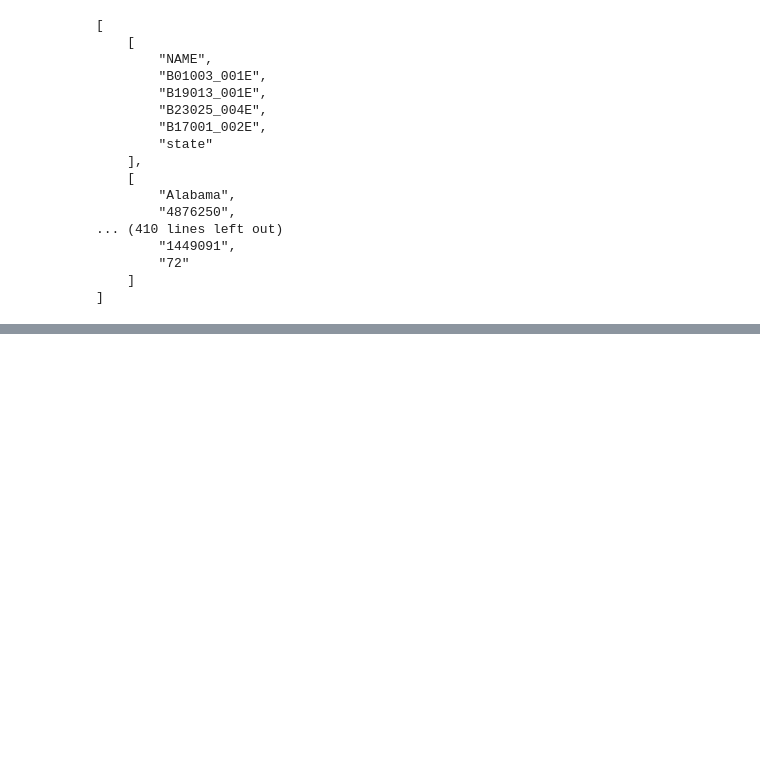
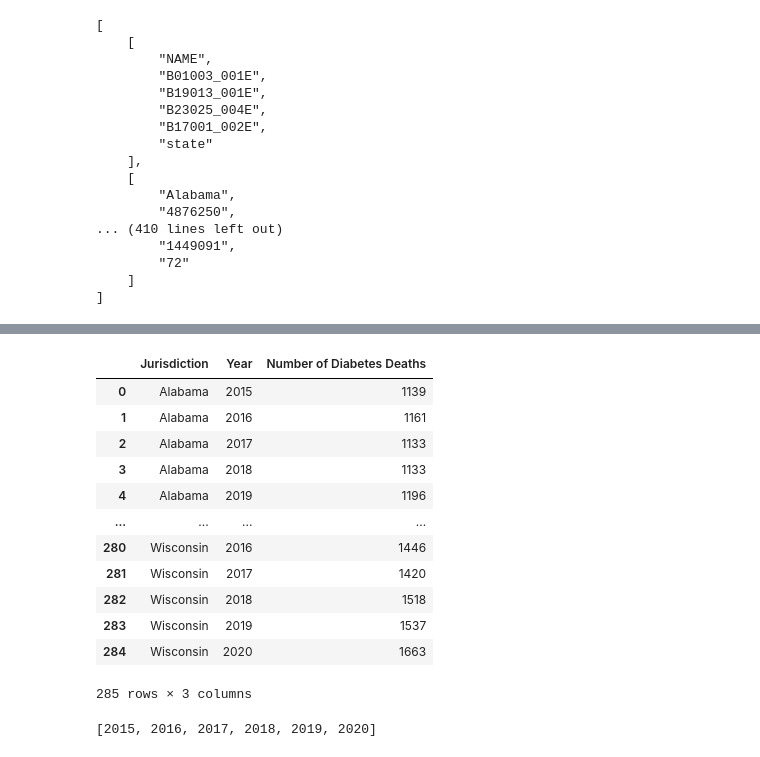
Before and after one commit to isabelmwork/Project1_Diabetes, a Jupyter notebook: Diabetes_Analysis.ipynb, the cells around one changed output, grey strips where cells are left out. Cells and saved outputs as stored; diff of their text form; code cells hidden in the pictures; blank space fills up the shorter version.

Commit message:
merged weekly deaths and diabetes deaths

```diff
--- a/Diabetes_Analysis.ipynb
+++ b/Diabetes_Analysis.ipynb
@@ -91,0 +100,9 @@ print(json.dumps(census_data, indent=4, sort_keys=True))
+# %%
+#extract data where "Cause Subgroup" is "Diabetes" and "Type" is "Unweighted"
+#if we don't specify "Type" there will be duplicates
+weekly_diabetes_deaths = weekly_deaths_countries_data.loc[(weekly_deaths_countries_data["Cause Subgroup"] == "Diabetes") & (weekly_deaths_countries_data["Type"] == "Unweighted")]
+
+#extract only the relevant columns
+weekly_diabetes_deaths = weekly_diabetes_deaths[["Jurisdiction", "Week Ending Date", "Number of Deaths", "Cause Subgroup"]]
+
+weekly_diabetes_deaths.head()
@@ -91,0 +116,30 @@ print(json.dumps(census_data, indent=4, sort_keys=True))
+# %%
+#convert "Week Ending Date" into datetime
+#make new columns of month and year
+weekly_diabetes_deaths["Month"] = pd.to_datetime(weekly_diabetes_deaths["Week Ending Date"]).dt.month
+weekly_diabetes_deaths["Year"] = pd.to_datetime(weekly_diabetes_deaths["Week Ending Date"]).dt.year
+
+#remove data from after 2020 (the census data ends in 2020)
+weekly_diabetes_deaths = weekly_diabetes_deaths.loc[weekly_diabetes_deaths["Year"] <= 2020]
+# %%
+#sum deaths by state and year
+weekly_diabetes_deaths = pd.DataFrame({
+    "Number of Diabetes Deaths":weekly_diabetes_deaths.groupby(["Jurisdiction", "Year"])["Number of Deaths"].sum()
+})
+weekly_diabetes_deaths = weekly_diabetes_deaths.reset_index()
+
+weekly_diabetes_deaths
+# %% [output]
+|  | Jurisdiction | Year | Number of Diabetes Deaths |
+| 0 | Alabama | 2015 | 1139 |
+| 1 | Alabama | 2016 | 1161 |
+| 2 | Alabama | 2017 | 1133 |
+| 3 | Alabama | 2018 | 1133 |
+| 4 | Alabama | 2019 | 1196 |
+| ... | ... | ... | ... |
+| 280 | Wisconsin | 2016 | 1446 |
+| 281 | Wisconsin | 2017 | 1420 |
+| 282 | Wisconsin | 2018 | 1518 |
+| 283 | Wisconsin | 2019 | 1537 |
+| 284 | Wisconsin | 2020 | 1663 |
+285 rows × 3 columns
@@ -91,0 +149,9 @@ print(json.dumps(census_data, indent=4, sort_keys=True))
+# %%
+#extract years in the weekly deaths data
+#will be used to extract census data by year
+years_list = weekly_diabetes_deaths["Year"].unique()
+years_list = list(years_list)
+
+years_list
+# %% [output]
+[2015, 2016, 2017, 2018, 2019, 2020]
```
Also changed, not shown: parts of 13 cells of this notebook.
